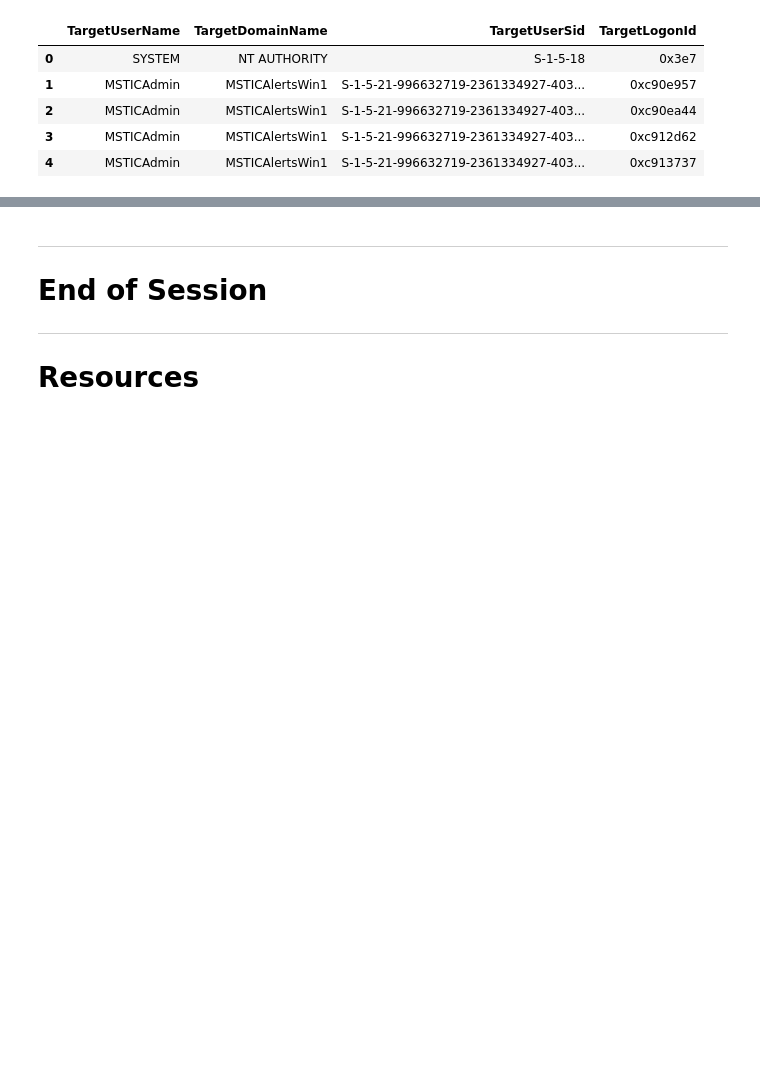
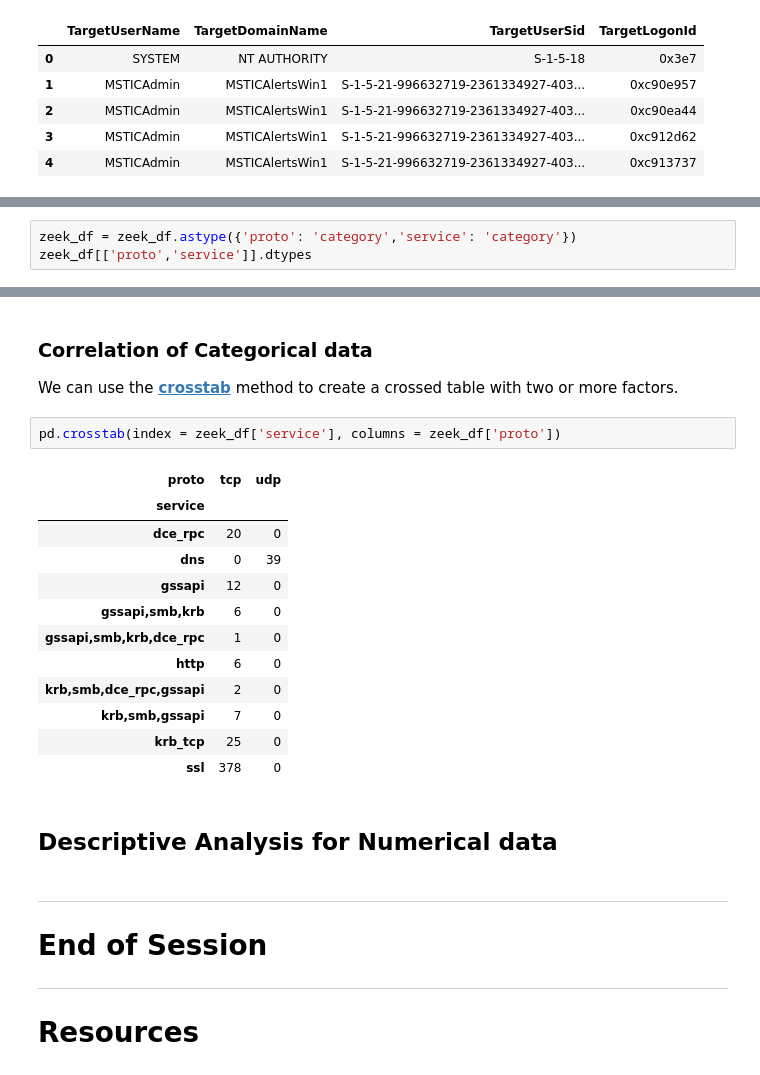
Before and after one commit to OTRF/infosec-jupyterthon, a Jupyter notebook: workshops/2021/day1/day1-3-Data-Analysis-with-Pandas Intro.ipynb, the cells around one changed output, grey strips where cells are left out. Drawn from its saved outputs; the diff is of its cells as text; blank space fills up the shorter version.

```diff
--- a/workshops/2021/day1/day1-3-Data-Analysis-with-Pandas Intro.ipynb
+++ b/workshops/2021/day1/day1-3-Data-Analysis-with-Pandas Intro.ipynb
@@ -1332,0 +1418,3 @@ pd.concat([df_col_1, df_col_2], axis="columns")
+# %%
+zeek_df = zeek_df.astype({'proto': 'category','service': 'category'})
+zeek_df[['proto','service']].dtypes
@@ -1333,3 +1438,23 @@ pd.concat([df_col_1, df_col_2], axis="columns")
+# %% [markdown]
+### **Correlation** of Categorical data
+We can use the **[crosstab](https://pandas.pydata.org/pandas-docs/stable/reference/api/pandas.crosstab.html)** method to create a crossed table with two or more factors.
+# %%
+pd.crosstab(index = zeek_df['service'], columns = zeek_df['proto'])
+# %% [output]
+| proto | tcp | udp |
+| service |  |  |
+| dce_rpc | 20 | 0 |
+| dns | 0 | 39 |
+| gssapi | 12 | 0 |
+| gssapi,smb,krb | 6 | 0 |
+| gssapi,smb,krb,dce_rpc | 1 | 0 |
+| http | 6 | 0 |
+| krb,smb,dce_rpc,gssapi | 2 | 0 |
+| krb,smb,gssapi | 7 | 0 |
+| krb_tcp | 25 | 0 |
+| ssl | 378 | 0 |
+# %% [markdown]
+## Descriptive Analysis for Numerical data
 # %% [markdown]
 ---
 
```
Also changed, not shown: parts of 15 cells of this notebook, 1 other file.
